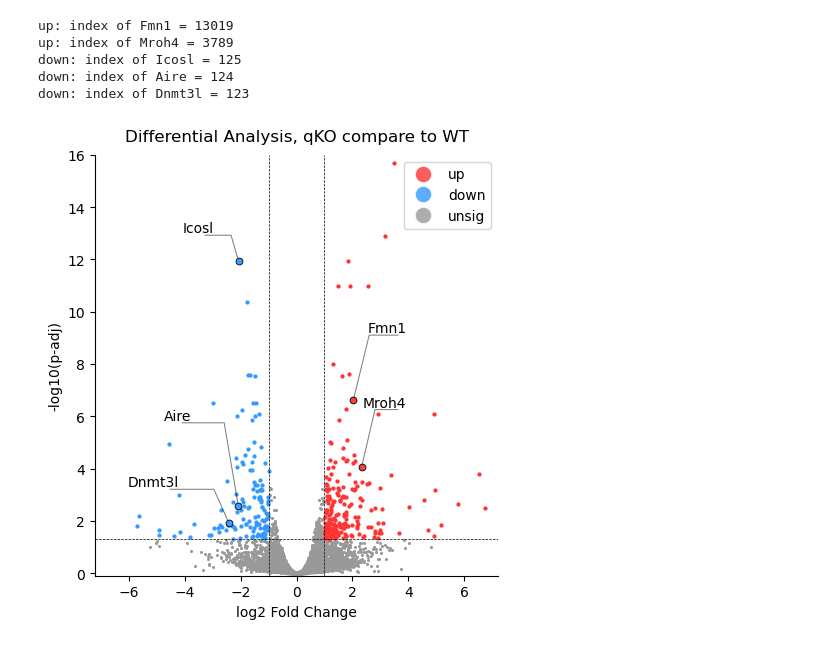
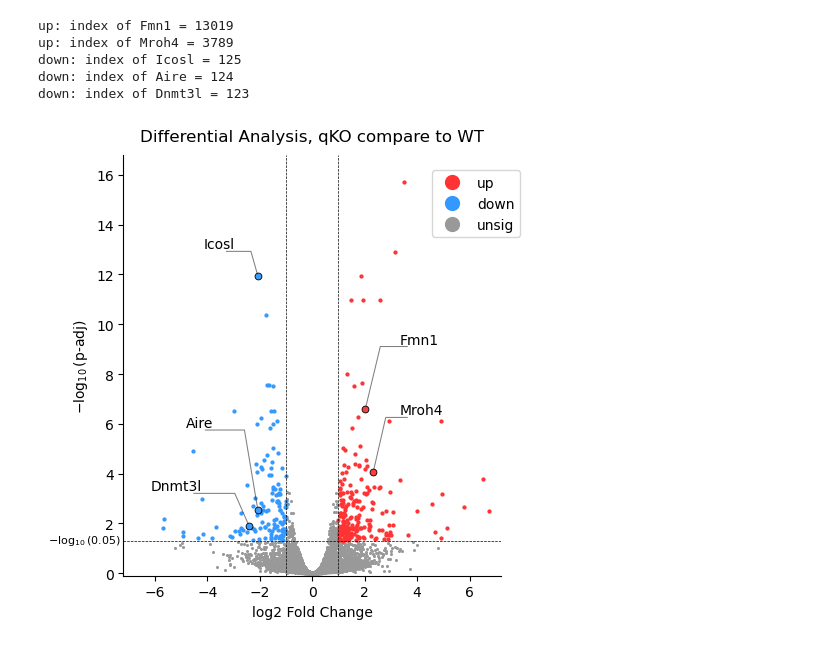
Before and after one commit to roomy-tadpole2/bulk-RNAseq-demo, a Jupyter notebook: scripts/plot.ipynb, the cells around one changed output. Drawn from its saved outputs; the diff is of its cells as text; code cells hidden in the pictures.

```diff
--- a/scripts/plot.ipynb
+++ b/scripts/plot.ipynb
@@ -99,7 +99,7 @@ offset_data = {
 from matplotlib.lines import Line2D
 
 # Initialize plot
-plt.figure(figsize=(4.8, 5.2))
+plt.figure(figsize=(5, 5.2))
 
 color_ = '#999999'; color1 = '#ff3333'; color2 = '#3399ff'
 # color_ = '#999999'; color2 = '#b708fc'; color1 = '#fa8805'
@@ -122,7 +122,9 @@ def plot_care(data: pd.DataFrame, color: str, alpha: float, size: float = 50, tr
         rest = s[1:]
         # Use mathtext to bold the first character
         emphasized = first_char +rest
-        plt.text(x+ofx,
+        const_right_feedback = 0
+        if (ha=='left'): const_right_feedback = 0.6
+        plt.text(x+ofx-const_right_feedback,
                 y+ofy, s=emphasized, fontsize=10, ha=ha, va=va)
         if (t_path):
             tx = x+ofx; ty = y+ofy
@@ -140,42 +142,45 @@ plot_basic(df[(df['mark'] == 'up') & (df['care'] == False)], color=color1, alpha
 plot_basic(df[(df['mark'] == 'down') & (df['care'] == False)], color=color2, alpha=0.52, size=4.2)
 
 plot_care(df[(df['mark'] == 'up') & (df['care'] == True)],
-          color=color1, alpha=0.95, size=24, ha='right', va='bottom',
+          color=color1, alpha=0.95, size=24, ha='left', va='bottom',
           offset=offset_data, t_path=True)
 plot_care(df[(df['mark'] == 'down') & (df['care'] == True)],
           color=color2, alpha=0.95, size=24, ha='right', va='bottom',
           offset=offset_data, t_path=True)
 
 # Axis labels
 plt.xlabel("log2 Fold Change")
-plt.ylabel("-log10(p-adj)")
+plt.ylabel(r"$-\log_{10}(\text{p-adj})$")
 plt.title("Differential Analysis, qKO compare to WT", fontsize=12, pad=10)
 
 # horizontal/vertical reference lines
 plt.axhline(-np.log10(0.05), color='black', linestyle='--', linewidth=0.5)
 plt.axvline(-1, color='black', linestyle='--', linewidth=0.5)
 plt.axvline(1, color='black', linestyle='--', linewidth=0.5)
 
 plt.xlim(-7.2,7.2)
-plt.ylim(-0.1,16)
+plt.ylim(-0.1,16.8)
 
-def l2Dobj(x, y, color, label, alpha=0.8):
+def l2Dobj(x, y, color, label, alpha=1):
     return Line2D([x], [y], marker='o', color='w', label=label,
                   markerfacecolor=color, markersize=12, alpha=alpha)
 
 legend_elements = (l2Dobj(0, 0, color1, 'up'), l2Dobj(0, 0, color2, 'down'), l2Dobj(0, 0, color_, 'unsig'))
 
-plt.legend(handles=legend_elements, loc='upper right', fontsize=10, frameon=True)
+plt.legend(handles=legend_elements, bbox_to_anchor=(0.8, 0.98), loc='upper left', fontsize=10, frameon=True)
 
 for spine in plt.gca().spines:
     # print(spine)
     if (spine in ['top', 'right']):
         plt.gca().spines[spine].set_visible(False)
 
+# text "-log10(0.05) on left side of horizontal dashed line"
+plt.text(-7.3, -np.log10(0.05)-0.25, r"$-\log_{10}(\text{0.05})$", va='bottom', ha='right', fontsize=8)
+
 plt.tight_layout()
 plt.savefig("..\\figures\\volcano_plot.pdf", transparent=False)
 plt.savefig("..\\figures\\volcano_plot.png", dpi=300, transparent=False)
 plt.savefig("..\\figures\\volcano_plot.svg", transparent=False)
 plt.show()
 # %% [output]
-[figure, old version]
+[figure, new version]
```
